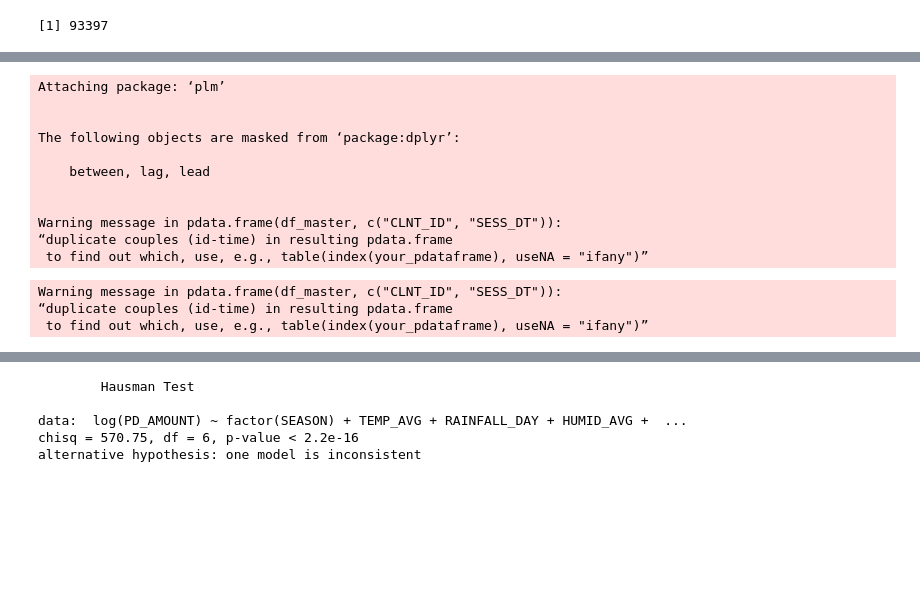
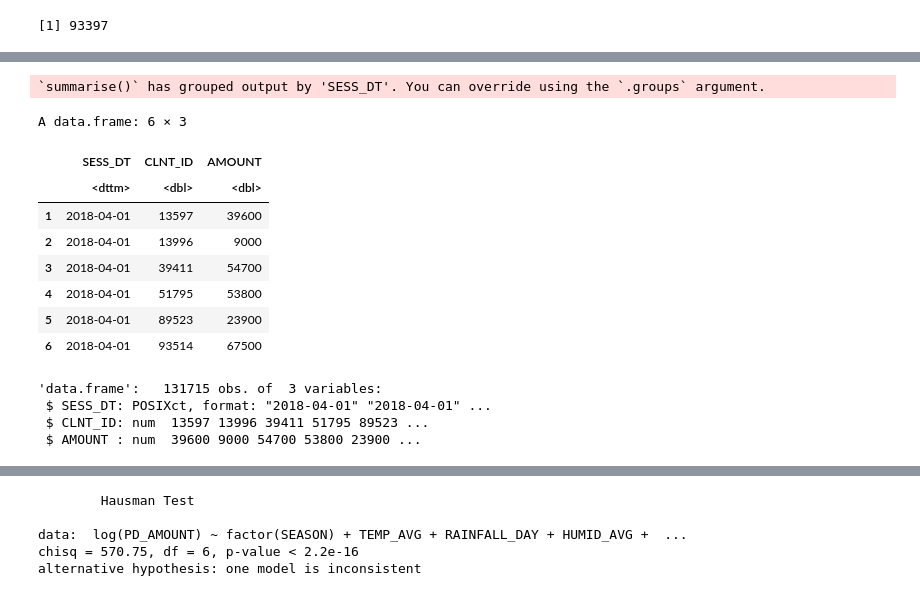
Before and after one commit to chldnjstjr/Weather-Consumer, a Jupyter notebook: R_패널회귀분석.ipynb, the cells around one changed output, grey strips where cells are left out. Drawn from its saved outputs; the diff is of its cells as text; code cells hidden in the pictures; blank space fills up the shorter version.

```diff
--- a/R_패널회귀분석.ipynb
+++ b/R_패널회귀분석.ipynb
@@ -40,24 +25,3 @@ also installing the dependencies ‘miscTools’, ‘rbibutils’, ‘bdsmatrix
-# %%
-#SESS_DT 형식으로 인해 index에 추가하지 못하는 오류
-# 참고: https://stackoverflow.com/questions/31773723/r-plm-regression-with-time-in-posix-format
-#install.packages('plm')
-library(dplyr)
-df_master <- df_master %>%
-    group_by(CLNT_ID) %>%
-    mutate(clock = seq_along(CLNT_ID))
-panel <- pdata.frame(df_master, c("CLNT_ID", "SESS_DT"))
-# %% [output]
-Attaching package: ‘plm’
-
-
-The following objects are masked from ‘package:dplyr’:
-
-    between, lag, lead
-
-
-Warning message in pdata.frame(df_master, c("CLNT_ID", "SESS_DT")):
-“duplicate couples (id-time) in resulting pdata.frame
- to find out which, use, e.g., table(index(your_pdataframe), useNA = "ifany")”
 # %%
 df_master_health <- subset(df_master, CLAC1_NM=="건강식품")
 df_master_ice <- subset(df_master, CLAC1_NM=="냉동식품")
@@ -65,9 +29,27 @@ df_master_ref <- subset(df_master, CLAC1_NM=="냉장식품")
 df_master_fruit <- subset(df_master, CLAC1_NM=="과일")
 df_master_meet  <- subset(df_master, CLAC1_NM=="축산물")
 #따로 분석해볼까 싶어서 분리
-# %%
-panel <- pdata.frame(df_master, c("CLNT_ID", "SESS_DT"))
-# %% [output]
-Warning message in pdata.frame(df_master, c("CLNT_ID", "SESS_DT")):
-“duplicate couples (id-time) in resulting pdata.frame
- to find out which, use, e.g., table(index(your_pdataframe), useNA = "ifany")”
+# %%
+library(dplyr)
+z <- data.frame(df_master %>% group_by(SESS_DT, CLNT_ID) %>% summarise(AMOUNT=sum(PD_AMOUNT)))
+# %% [output]
+`summarise()` has grouped output by 'SESS_DT'. You can override using the `.groups` argument.
+# %%
+head(z)
+# %% [output]
+A data.frame: 6 × 3
+|  | SESS_DT | CLNT_ID | AMOUNT |
+|  | <dttm> | <dbl> | <dbl> |
+| 1 | 2018-04-01 | 13597 | 39600 |
+| 2 | 2018-04-01 | 13996 | 9000 |
+| 3 | 2018-04-01 | 39411 | 54700 |
+| 4 | 2018-04-01 | 51795 | 53800 |
+| 5 | 2018-04-01 | 89523 | 23900 |
+| 6 | 2018-04-01 | 93514 | 67500 |
+# %%
+str(z)
+# %% [output]
+'data.frame':   131715 obs. of  3 variables:
+ $ SESS_DT: POSIXct, format: "2018-04-01" "2018-04-01" ...
+ $ CLNT_ID: num  13597 13996 39411 51795 89523 ...
+ $ AMOUNT : num  39600 9000 54700 53800 23900 ...
```
Also changed, not shown: parts of 21 cells of this notebook.
